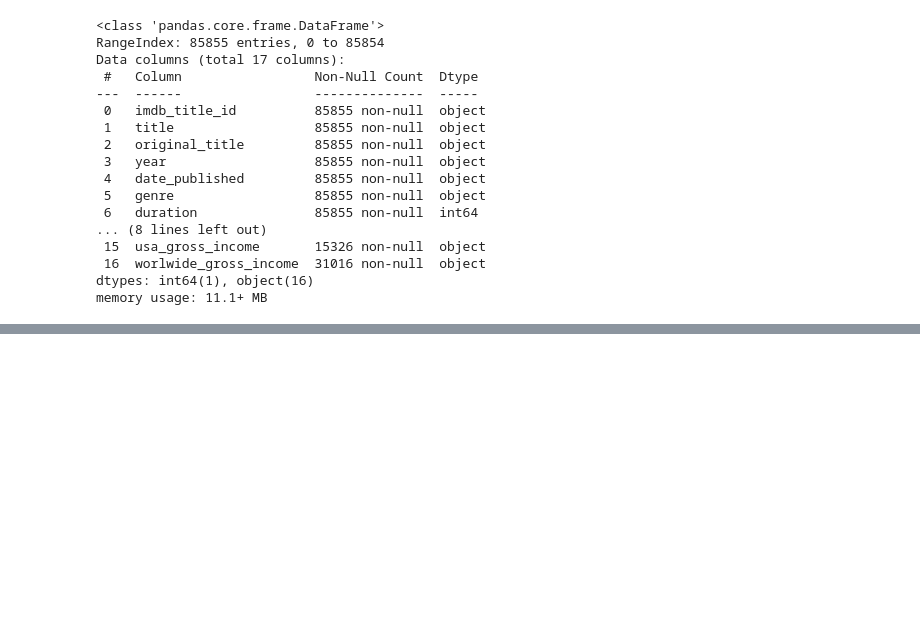
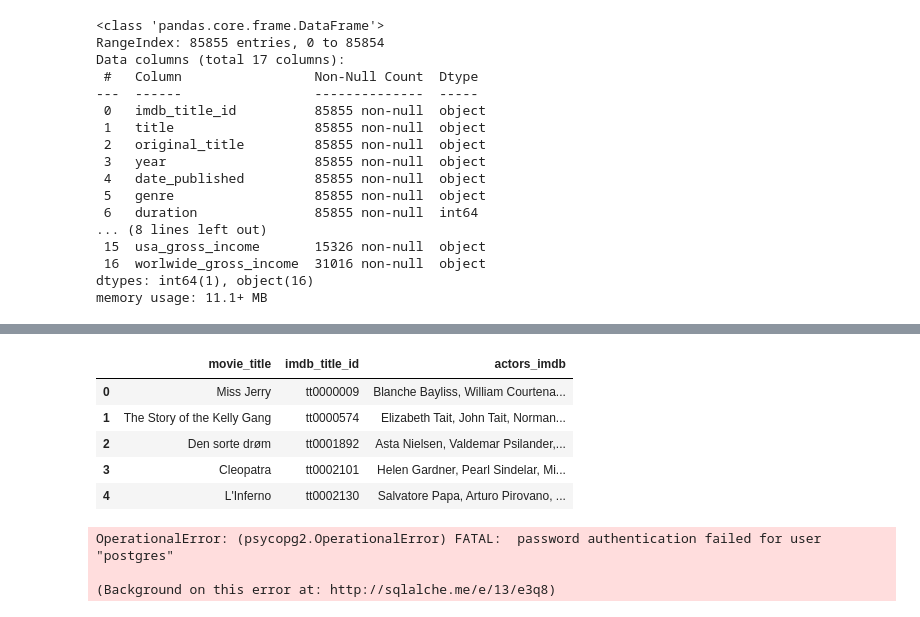
Before and after one commit to Jordanw-86/ETL-Project, a Jupyter notebook: final_movie.ipynb, the cells around one changed output, grey strips where cells are left out. Cells and saved outputs as stored; diff of their text form; code cells hidden in the pictures; blank space fills up the shorter version.

```diff
--- a/final_movie.ipynb
+++ b/final_movie.ipynb
@@ -113,0 +156,13 @@ df_imbd_rating.head()
+# %%
+#creating a database with info with actor info
+actors_df = imdb_movies[['movie_title','imdb_title_id','actors_imdb']]
+actors_df = actors_df.dropna(how='any')
+actors_df = actors_df.reset_index(drop=True)
+actors_df.head()
+# %% [output]
+|  | movie_title | imdb_title_id | actors_imdb |
+| 0 | Miss Jerry | tt0000009 | Blanche Bayliss, William Courtena... |
+| 1 | The Story of the Kelly Gang | tt0000574 | Elizabeth Tait, John Tait, Norman... |
+| 2 | Den sorte drøm | tt0001892 | Asta Nielsen, Valdemar Psilander,... |
+| 3 | Cleopatra | tt0002101 | Helen Gardner, Pearl Sindelar, Mi... |
+| 4 | L'Inferno | tt0002130 | Salvatore Papa, Arturo Pirovano, ... |
@@ -113,0 +185,6 @@ df_imbd_rating.head()
+# %%
+engine.table_names()
+# %% [output]
+OperationalError: (psycopg2.OperationalError) FATAL:  password authentication failed for user "postgres"
+
+(Background on this error at: http://sqlalche.me/e/13/e3q8)
```
Also changed, not shown: parts of 9 cells of this notebook, 1 other file.
